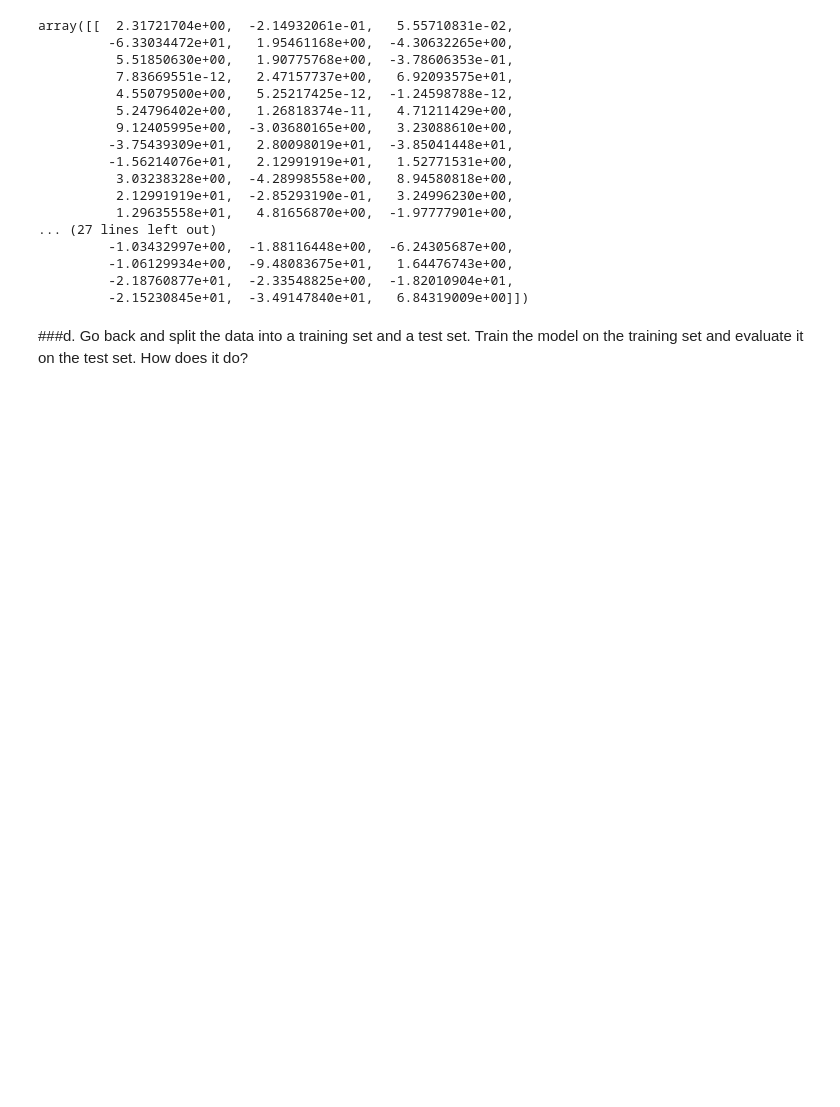
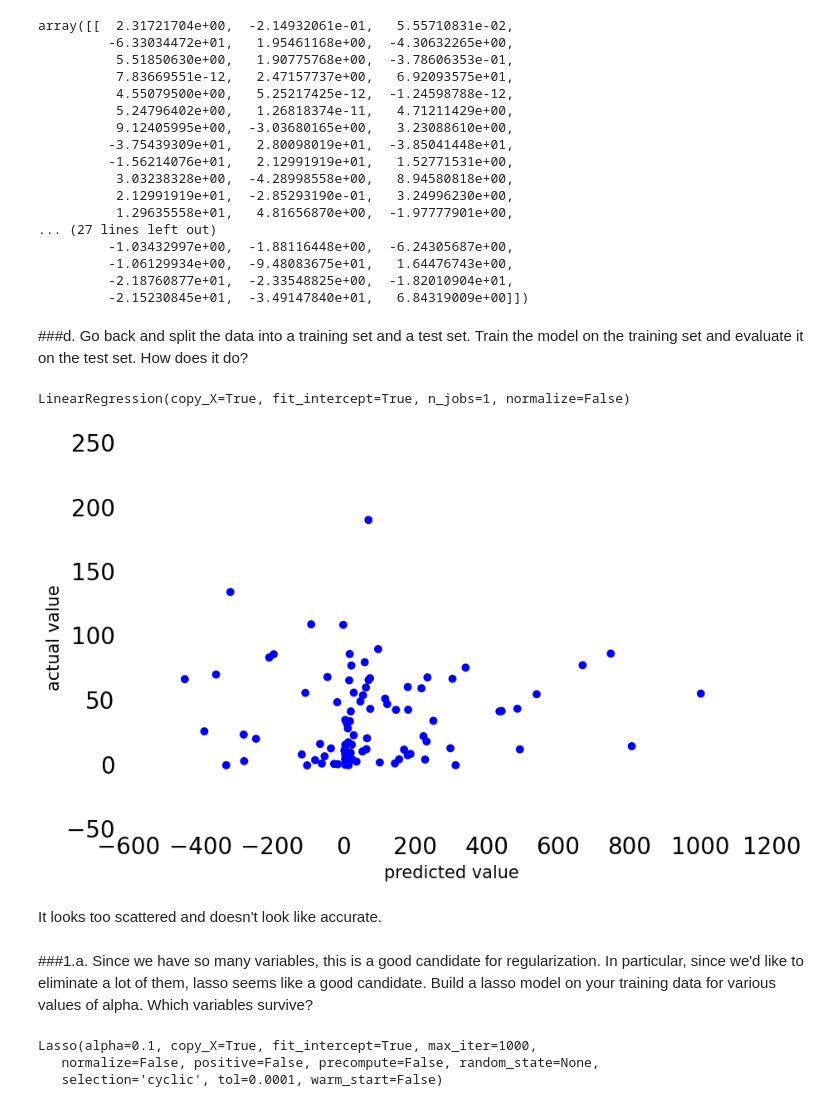
Before and after one commit to kaka0525/Process-Bike-Share-data-with-Pandas, a Jupyter notebook: bike_scikit.ipynb, the cells around one changed output. Saved outputs shown, nothing was run; the diff lists cells and outputs as text; code cells hidden in the pictures; blank space fills up the shorter version.

```diff
--- a/bike_scikit.ipynb
+++ b/bike_scikit.ipynb
@@ -110,0 +121,18 @@ array([[  2.31721704e+00,  -2.14932061e-01,   5.55710831e-02,
+# %%
+x_train, x_test, y_train, y_test = train_test_split(x, y, test_size=0.5, random_state=42)
+# %%
+lin_reg = linear_model.LinearRegression()
+lin_reg.fit(x_train, y_train)
+# %% [output]
+LinearRegression(copy_X=True, fit_intercept=True, n_jobs=1, normalize=False)
+# %%
+plt.scatter(lin_reg.predict(x_test), y_test, s=50)
+plt.xlabel('predicted value')
+plt.ylabel('actual value')
+plt.show()
+# %% [output]
+[figure, added]
+# %% [markdown]
+It looks too scattered and doesn't look like accurate.
+# %% [markdown]
+###1.a. Since we have so many variables, this is a good candidate for regularization. In particular, since we'd like to eliminate a lot of them, lasso seems like a good candidate. Build a lasso model on your training data for various values of alpha. Which variables survive?
@@ -110,0 +143,6 @@ array([[  2.31721704e+00,  -2.14932061e-01,   5.55710831e-02,
+# %%
+lasso_model.fit(x_train, y_train)
+# %% [output]
+Lasso(alpha=0.1, copy_X=True, fit_intercept=True, max_iter=1000,
+   normalize=False, positive=False, precompute=False, random_state=None,
+   selection='cyclic', tol=0.0001, warm_start=False)
```
Also changed, not shown: parts of 35 cells of this notebook.
